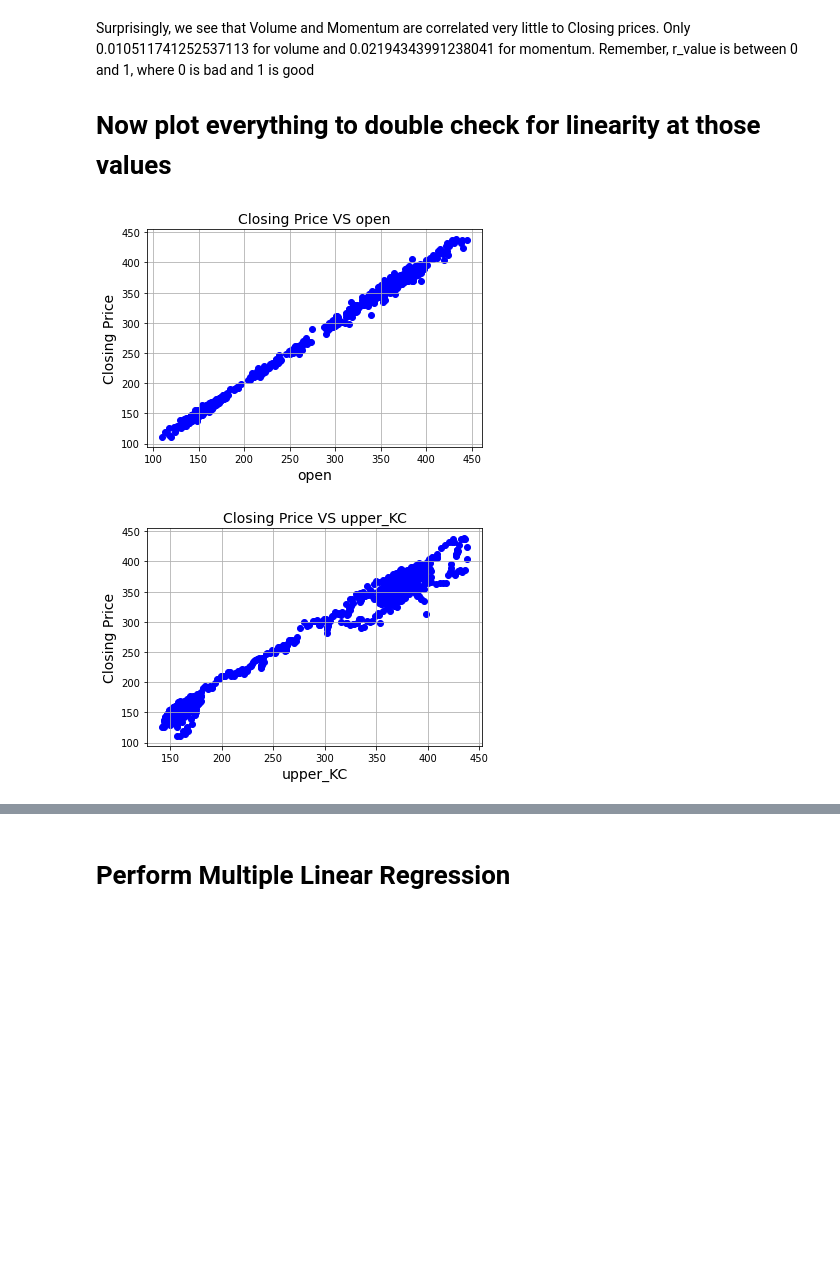
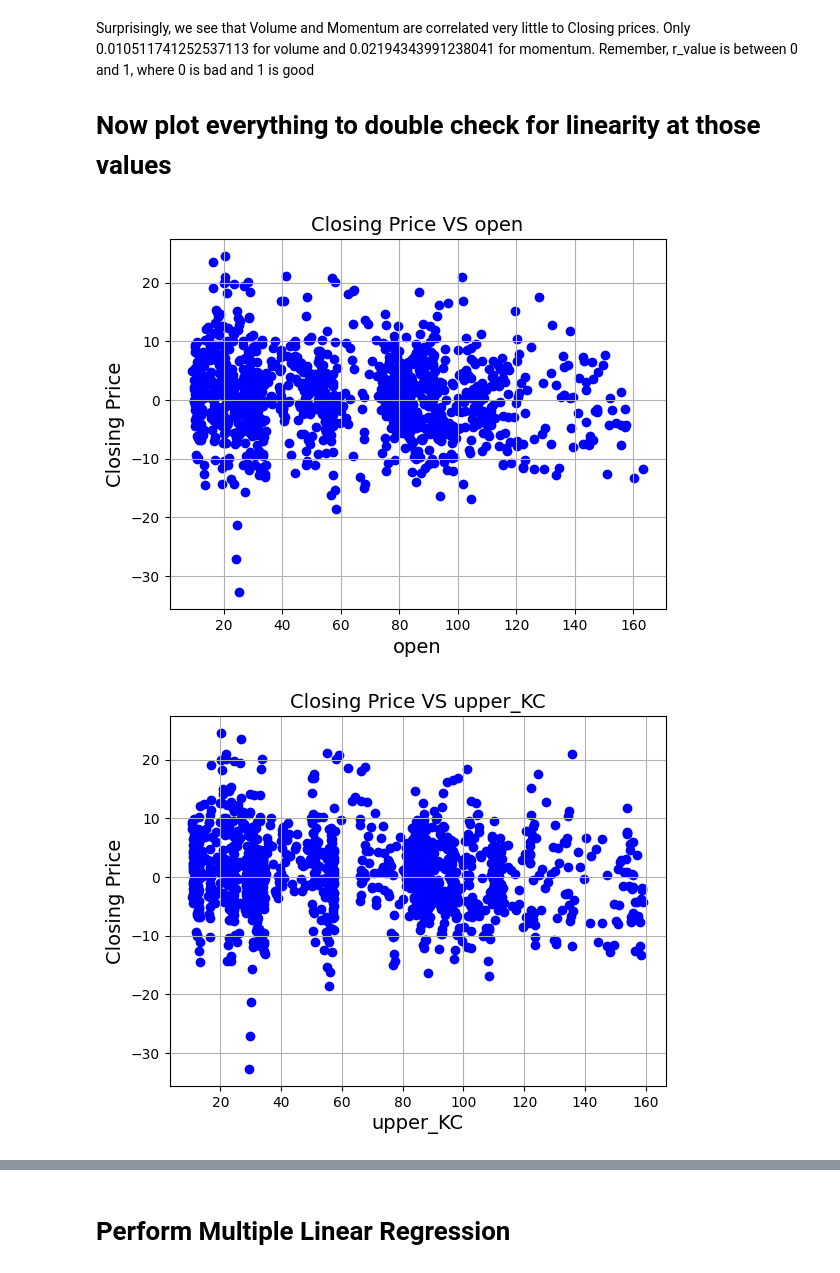
Before and after one commit to bigsaso/StockOptions, a Jupyter notebook: stock_options.ipynb, the cells around one changed output, grey strips where cells are left out. Saved outputs shown, nothing was run; the diff lists cells and outputs as text; code cells hidden in the pictures; blank space fills up the shorter version.

```diff
--- a/stock_options.ipynb
+++ b/stock_options.ipynb
@@ -285,13 +333,14 @@ plt.show()
 # Step 1: Read data
 today = dt.date.today()
 last_year = (dt.datetime.now()-relativedelta(years=5))
-ticker = 'DE'
+ticker = 'AMD'
 data = get_data(ticker, start_date = last_year, end_date = today, index_as_date = True, interval = '1d')
 dataset_train = gather_data(data)
 # Select features to be involved in training and prediction and target to predict
 features = list(dataset_train[['open','upper_KC','lower_KC','bollinger_up','bollinger_down','MA']])#,'high','low','volume','momentum' REMOVED DUE TO NON-LINEARITY
 dataset_train['3-day-close']=dataset_train['close'].shift(-3)#shift by 3 days to get the closing price 3 days later
-target = list(dataset_train[['3-day-close']])#target = list(dataset_train[['close']])
+dataset_train['3-day-roi']=((dataset_train['3-day-close']-dataset_train['open'])/dataset_train['open'])*100
+target = list(dataset_train[['3-day-roi']])#target = list(dataset_train[['close']])
 dataset_train.dropna(inplace=True) # THIS IS THE WORST WAY TO DEAL WITH N/A VALUES. KNN DOES NOT WORK AS FIRST VALUES ARE NaN. DOING MEDIAN
 X = dataset_train[features]
 y = dataset_train[target]
@@ -329,7 +378,7 @@ See the caveats in the documentation: https://pandas.pydata.org/pandas-docs/stab
 # Check for linearity
 # %%
 for feature in features:
-    slope, intercept, r_value, p_value, std_err = stats.linregress(dataset_train[feature], dataset_train['close'])
+    slope, intercept, r_value, p_value, std_err = stats.linregress(dataset_train[feature], dataset_train['3-day-roi'])
     print(f'At {feature}, r_value: {r_value**2}')
 # slope, intercept, r_value, p_value, std_err = stats.linregress(dataset_train['volume'], dataset_train['close'])
 # print(f'At volume, r_value: {r_value**2}')
@@ -350,13 +399,13 @@ Remember, r_value is between 0 and 1, where 0 is bad and 1 is good
 # %%
 %matplotlib inline
 
 for feature in features:
-    plt.scatter(dataset_train[feature], dataset_train['close'], color='blue')
+    plt.scatter(dataset_train[feature], dataset_train['3-day-roi'], color='blue')
     plt.title(f'Closing Price VS {feature}', fontsize=14)
     plt.xlabel(feature, fontsize=14)
     plt.ylabel('Closing Price', fontsize=14)
     plt.grid(True)
     plt.show()
 # %% [output]
-[figure, old version]
+[figure, new version]
-[figure, old version]
+[figure, new version]
```
Also changed, not shown: parts of 15 cells of this notebook.
